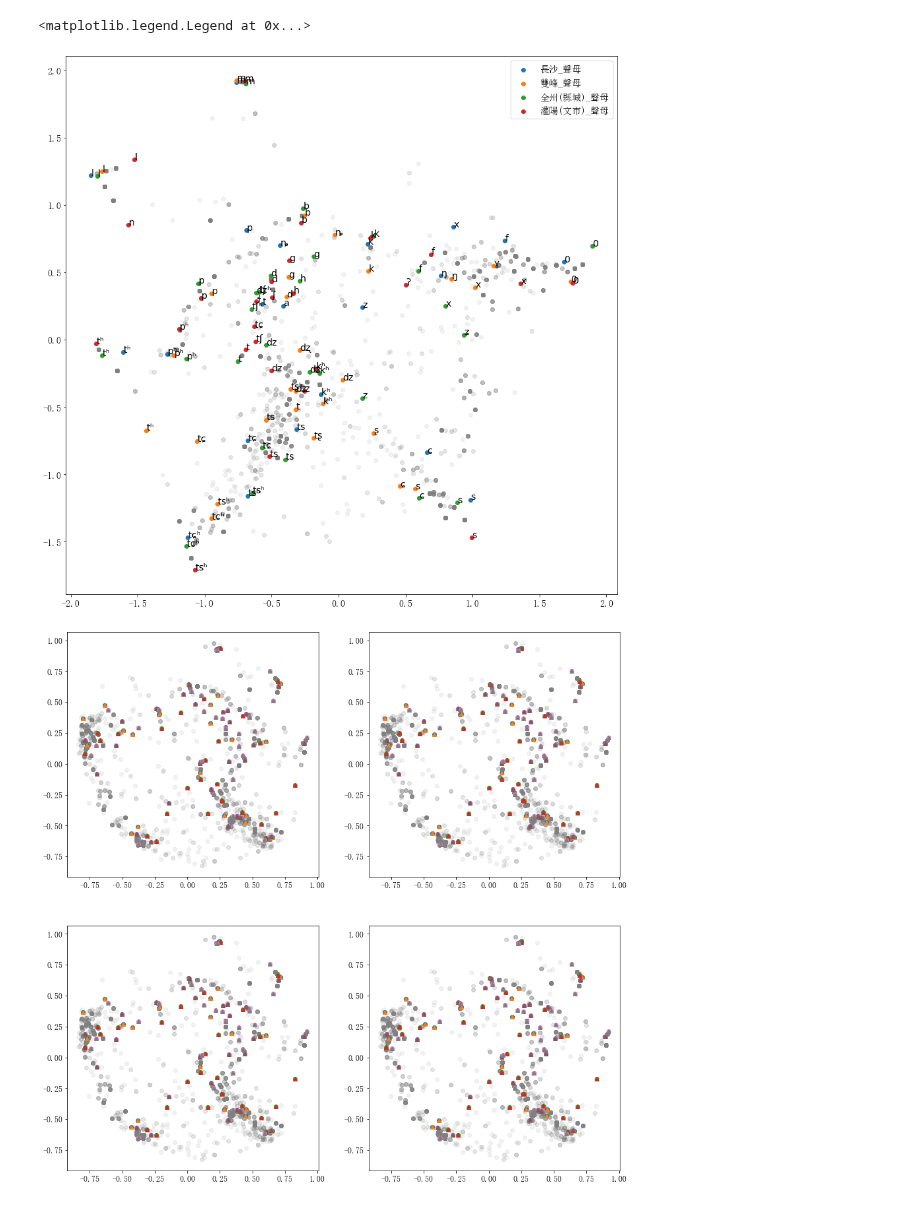
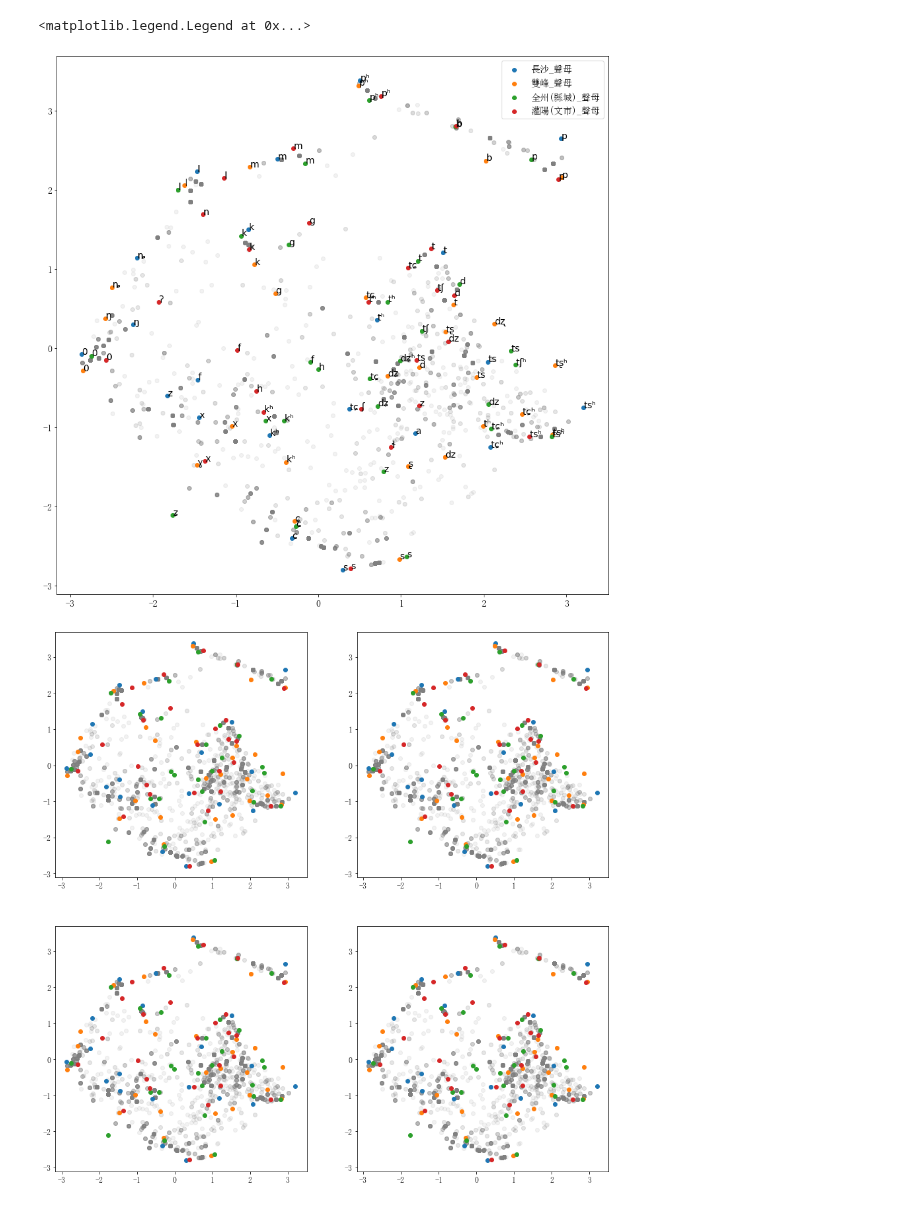
Before and after one commit to lernanto/sincomp, a Jupyter notebook: scripts/xiaoxue/dae.ipynb, the cells around one changed output. Saved outputs shown, nothing was run; the diff lists cells and outputs as text; code cells hidden in the pictures.

```diff
--- a/scripts/xiaoxue/dae.ipynb
+++ b/scripts/xiaoxue/dae.ipynb
@@ -44,7 +47,7 @@ categories = initial_categories + final_categories + tone_categories
 dataset = tf.data.Dataset.from_tensor_slices(codes.values).shuffle(1000).batch(100)
 # %%
 emb_size = 10
-encoder = encoder.DenoisingAutoEncoder([len(c) for c in categories], emb_size)
+dae = encoder.DenoisingAutoEncoder([len(c) for c in categories], emb_size)
 optimizer = tf.optimizers.Adam()
 
 output_prefix = os.path.join(
@@ -57,28 +60,40 @@ summary_writer = tf.summary.create_file_writer(log_dir)
 
 loss = tf.keras.metrics.Mean('loss', dtype=tf.float32)
 acc = tf.keras.metrics.Accuracy('acc', dtype=tf.float32)
+eval_loss = tf.keras.metrics.Mean('eval_loss', dtype=tf.float32)
+eval_acc = tf.keras.metrics.Accuracy('eval_acc', dtype=tf.float32)
 
-checkpoint = tf.train.Checkpoint(embedding=encoder.embedding, optimizer=optimizer)
+checkpoint = tf.train.Checkpoint(embedding=dae.embedding, optimizer=optimizer)
 manager = tf.train.CheckpointManager(checkpoint, os.path.join(output_prefix, 'checkpoints'), max_to_keep=10)
 
-for epoch in range(20):
+for epoch in range(200):
     for targets in dataset:
         inputs = tf.where(tf.random.uniform(targets.shape) < 0.5, targets, tf.cast(tf.fill(targets.shape, -1), targets.dtype))
         inputs = tf.reshape(inputs, (inputs.shape[0], 3, -1))
-        loss(encoder.update(inputs, targets, optimizer))
-        acc.update_state(targets, encoder.predict(inputs), tf.cast(targets >= 0, tf.float32))
+        loss(dae.update(inputs, targets, optimizer))
+        acc.update_state(targets, dae.predict(inputs), tf.cast(targets >= 0, tf.float32))
+
+    inputs = tf.reshape(codes.values, (codes.values.shape[0], 3, -1))
+    targets = codes.values
+    eval_loss(dae.loss(inputs, targets))
+    eval_acc.update_state(targets, dae.predict(inputs), tf.cast(targets >= 0, tf.float32))
 
     with summary_writer.as_default():
             tf.summary.scalar('loss', loss.result(), step=epoch)
             tf.summary.scalar('acc', acc.result(), step=epoch)
+            tf.summary.scalar('eval_loss', eval_loss.result(), step=epoch)
+            tf.summary.scalar('eval_acc', eval_acc.result(), step=epoch)
+
     loss.reset_states()
     acc.reset_states()
+    eval_loss.reset_states()
+    eval_acc.reset_states()
 
     manager.save()
 # %%
-initial_emb = encoder.encode(codes[initials].values[:, None, :]).numpy()
-final_emb = encoder.encode(codes[finals].values[:, None, :]).numpy()
-tone_emb = encoder.encode(codes[tones].values[:, None, :]).numpy()
+initial_emb = dae.encode(codes[initials].values[:, None, :]).numpy()
+final_emb = dae.encode(codes[finals].values[:, None, :]).numpy()
+tone_emb = dae.encode(codes[tones].values[:, None, :]).numpy()
 # %%
 plt.rcParams.update({
     'font.family': 'serif',
@@ -90,8 +105,8 @@ plt.rcParams.update({
 pca = PCA(2)
 
 pc = pca.fit_transform(initial_emb)
-emb_pc = pca.transform(encoder.embedding.numpy())
-out_emb_pc = pca.transform(encoder.output_embedding.numpy())
+emb_pc = pca.transform(dae.embedding.numpy())
+out_emb_pc = pca.transform(dae.output_embedding.numpy())
 
 plt.rcParams['font.size'] = 14
 fig = plt.figure(figsize=(15, 15))
@@ -111,28 +126,21 @@ for i, col in enumerate(initials):
 plt.legend()
 # %% [output]
 <matplotlib.legend.Legend at 0x...>
-[figure, old version]
+[figure, new version]
 # %%
 plt.rcParams['font.size'] = 12
 
 fig, ((ax1, ax2), (ax3, ax4)) = plt.subplots(2, 2, figsize=(15, 15))
 axes = (ax1, ax2, ax3, ax4)
 
 for i in range(4):
-    if False:
-        checkpoint.restore(os.path.join('tensorboard', '202102241849', 'checkpoints', 'ckpt-{}'.format(i + 1)))
-        initial_emb = encoder.encode(codes[initials].values).numpy()
-
     pca = PCA(2)
-    pc = pca.fit_transform(tf.linalg.normalize(initial_emb, axis=1)[0].numpy())
-    emb_pc = pca.transform(tf.linalg.normalize(encoder.embedding, axis=1)[0].numpy())
-    out_emb_pc = pca.transform(tf.linalg.normalize(encoder.output_embedding, axis=1)[0].numpy())
-
+    pc = pca.fit_transform(initial_emb)
+    emb_pc = pca.transform(dae.embedding.numpy())
     axes[i].scatter(pc[:, 0], pc[:, 1], color='gray', alpha=0.1)
 
     for j, col in enumerate(initials):
         axes[i].scatter(emb_pc[limits[j]:limits[j + 1], 0], emb_pc[limits[j]:limits[j + 1], 1], label=col)
-        axes[i].scatter(out_emb_pc[limits[j]:limits[j + 1], 0], out_emb_pc[limits[j]:limits[j + 1], 1], marker='^', label=col)
 # %% [output]
-[figure, old version]
+[figure, new version]
 # %%
```
Also changed, not shown: parts of 9 cells of this notebook.
